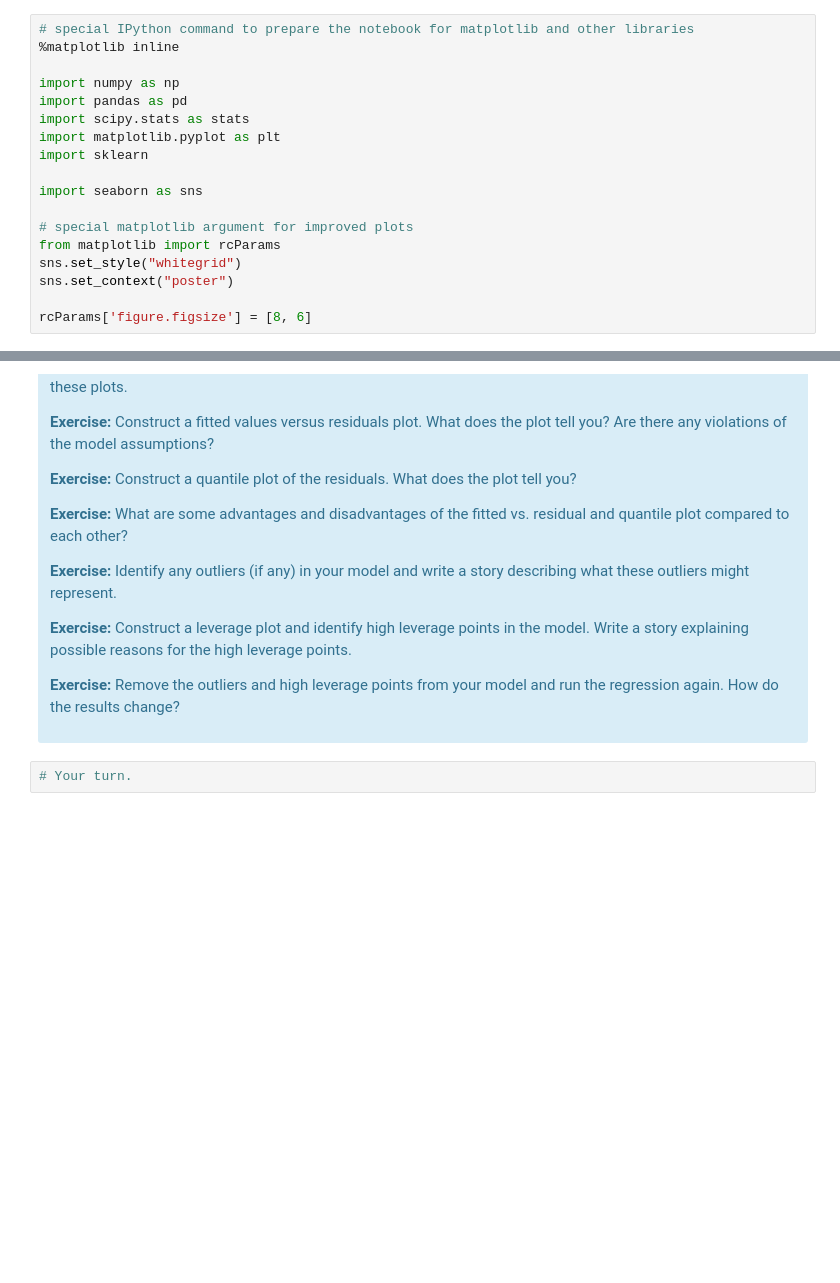
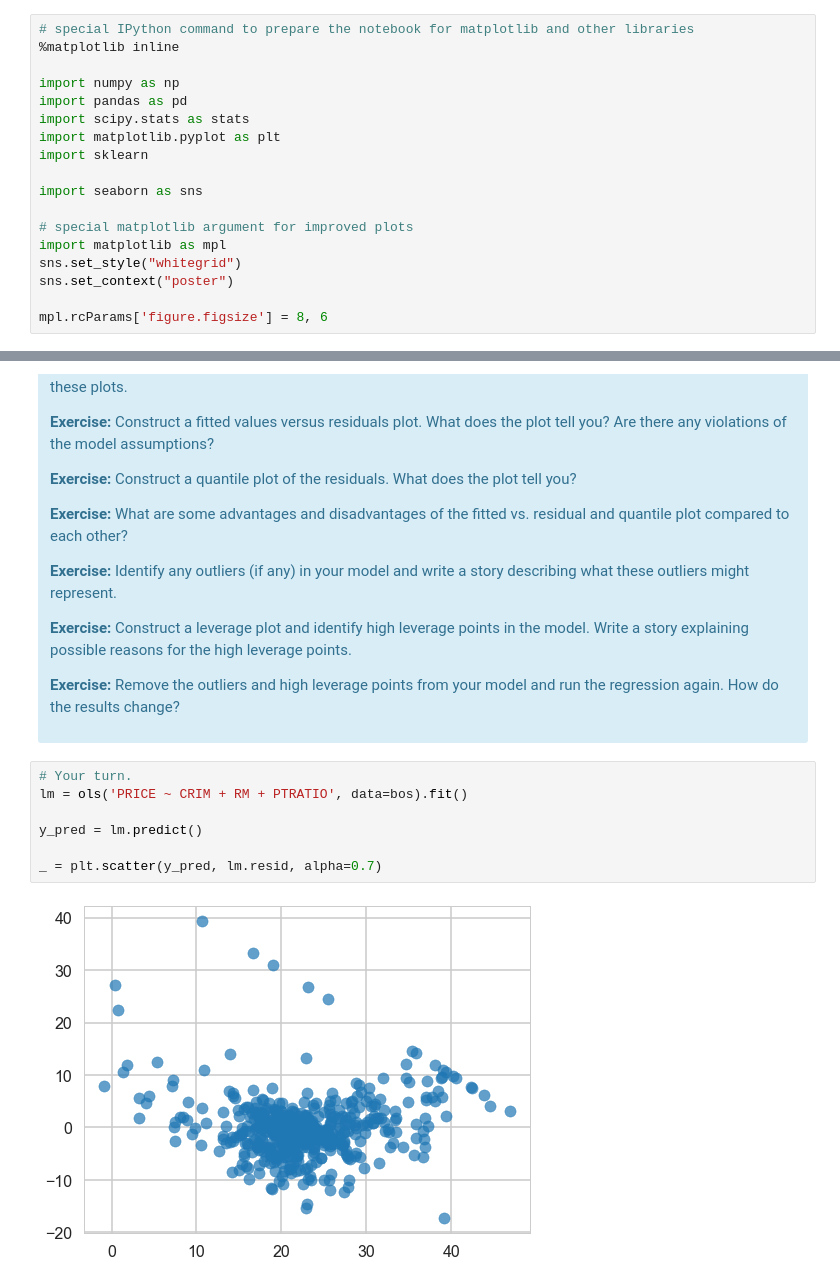
Before and after one commit to tsansom/Springboard-Data-Science, a Jupyter notebook: mini_projects/machine_learning/linear_regression/Mini_Project_Linear_Regression.ipynb, the cells around one changed output, grey strips where cells are left out. Cells and saved outputs as stored; diff of their text form; blank space fills up the shorter version.

```diff
--- a/mini_projects/machine_learning/linear_regression/Mini_Project_Linear_Regression.ipynb
+++ b/mini_projects/machine_learning/linear_regression/Mini_Project_Linear_Regression.ipynb
@@ -27,11 +27,11 @@ import sklearn
 import seaborn as sns
 
 # special matplotlib argument for improved plots
-from matplotlib import rcParams
+import matplotlib as mpl
 sns.set_style("whitegrid")
 sns.set_context("poster")
 
-rcParams['figure.figsize'] = [8, 6]
+mpl.rcParams['figure.figsize'] = 8, 6
 # %% [markdown]
 ***
 # Part 1: Introduction to Linear Regression
@@ -969,5 +971,12 @@ There are some other issues that are important investigate with linear regressio
 
 <p><b>Exercise:</b> Remove the outliers and high leverage points from your model and run the regression again. How do the results change?</p>
 </div>
-# %%
-# Your turn.
+# %%
+# Your turn.
+lm = ols('PRICE ~ CRIM + RM + PTRATIO', data=bos).fit()
+
+y_pred = lm.predict()
+
+_ = plt.scatter(y_pred, lm.resid, alpha=0.7)
+# %% [output]
+[figure, added]
```
Also changed, not shown: parts of 17 cells of this notebook.
